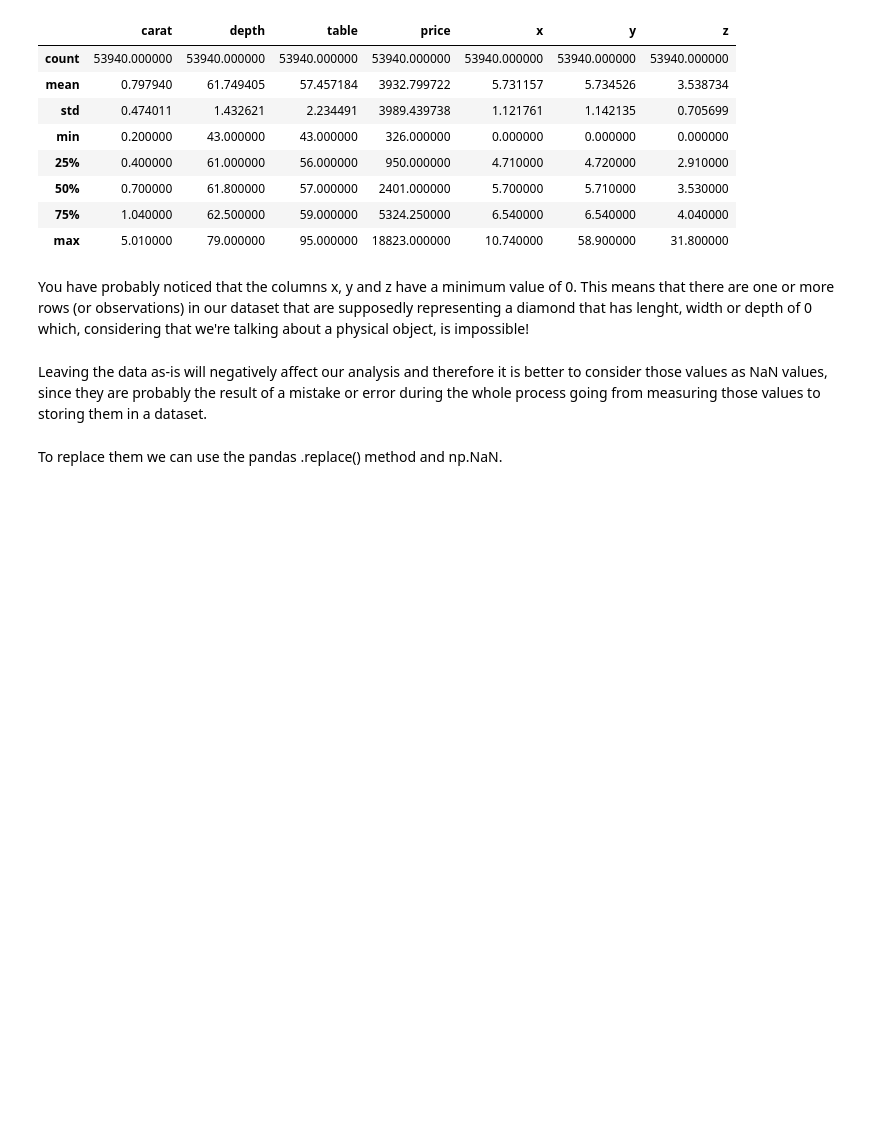
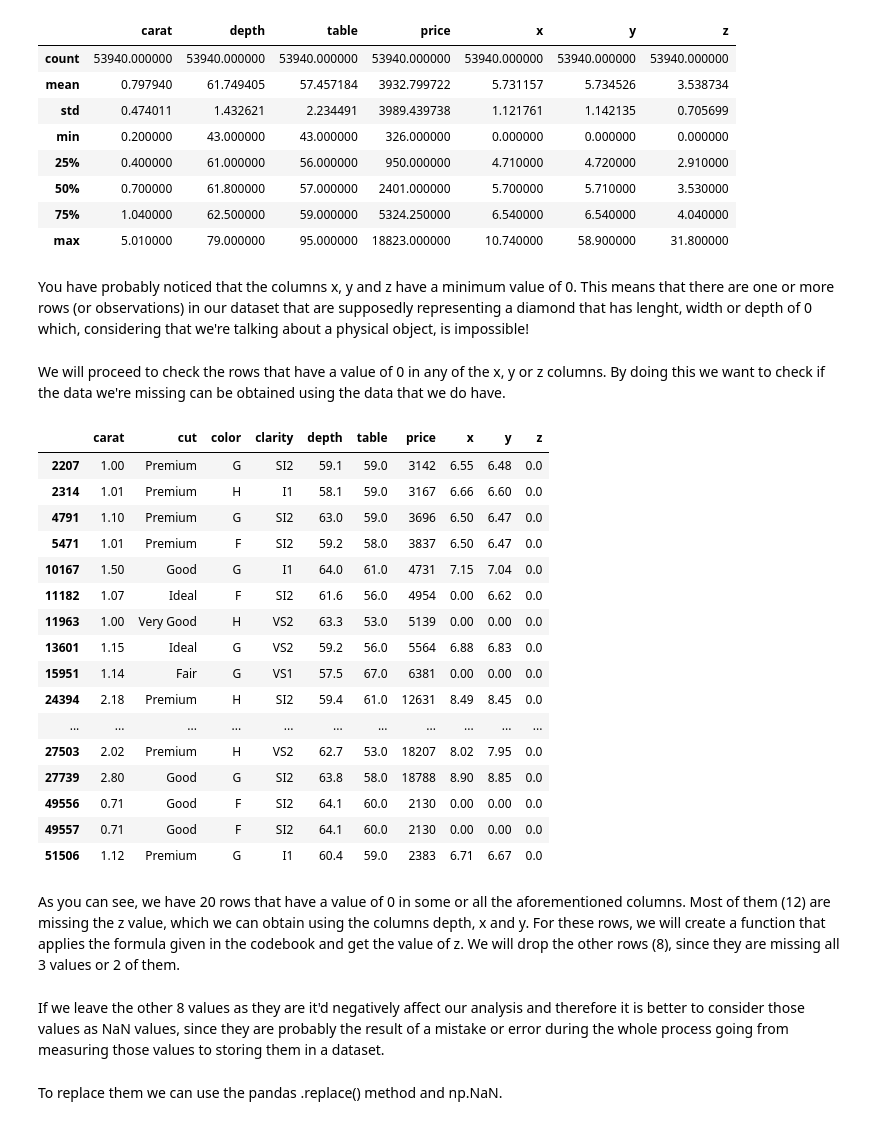
Before and after one commit to ta-data-bcn/Review-W4-Data-Cleaning-And-Descriptive-Statistics, a Jupyter notebook: main.ipynb, the cells around one changed output. Saved outputs shown, nothing was run; the diff lists cells and outputs as text; code cells hidden in the pictures; blank space fills up the shorter version.

```diff
--- a/main.ipynb
+++ b/main.ipynb
@@ -75,3 +97,28 @@ diamonds.describe()
 | max | 5.010000 | 79.000000 | 95.000000 | 18823.000000 | 10.740000 | 58.900000 | 31.800000 |
 # %% [markdown]
 You have probably noticed that the columns x, y and z have a minimum value of 0. This means that there are one or more rows (or observations) in our dataset that are supposedly representing a diamond that has lenght, width or depth of 0 which, considering that we're talking about a physical object, is impossible!
+# %% [markdown]
+We will proceed to check the rows that have a value of 0 in any of the x, y or z columns. By doing this we want to check if the data we're missing can be obtained using the data that we do have.
+# %%
+diamonds.query('x== 0 or z == 0 or y == 0')
+# %% [output]
+|  | carat | cut | color | clarity | depth | table | price | x | y | z |
+| 2207 | 1.00 | Premium | G | SI2 | 59.1 | 59.0 | 3142 | 6.55 | 6.48 | 0.0 |
+| 2314 | 1.01 | Premium | H | I1 | 58.1 | 59.0 | 3167 | 6.66 | 6.60 | 0.0 |
+| 4791 | 1.10 | Premium | G | SI2 | 63.0 | 59.0 | 3696 | 6.50 | 6.47 | 0.0 |
+| 5471 | 1.01 | Premium | F | SI2 | 59.2 | 58.0 | 3837 | 6.50 | 6.47 | 0.0 |
+| 10167 | 1.50 | Good | G | I1 | 64.0 | 61.0 | 4731 | 7.15 | 7.04 | 0.0 |
+| 11182 | 1.07 | Ideal | F | SI2 | 61.6 | 56.0 | 4954 | 0.00 | 6.62 | 0.0 |
+| 11963 | 1.00 | Very Good | H | VS2 | 63.3 | 53.0 | 5139 | 0.00 | 0.00 | 0.0 |
+| 13601 | 1.15 | Ideal | G | VS2 | 59.2 | 56.0 | 5564 | 6.88 | 6.83 | 0.0 |
+| 15951 | 1.14 | Fair | G | VS1 | 57.5 | 67.0 | 6381 | 0.00 | 0.00 | 0.0 |
+| 24394 | 2.18 | Premium | H | SI2 | 59.4 | 61.0 | 12631 | 8.49 | 8.45 | 0.0 |
+| ... | ... | ... | ... | ... | ... | ... | ... | ... | ... | ... |
+| 27503 | 2.02 | Premium | H | VS2 | 62.7 | 53.0 | 18207 | 8.02 | 7.95 | 0.0 |
+| 27739 | 2.80 | Good | G | SI2 | 63.8 | 58.0 | 18788 | 8.90 | 8.85 | 0.0 |
+| 49556 | 0.71 | Good | F | SI2 | 64.1 | 60.0 | 2130 | 0.00 | 0.00 | 0.0 |
+| 49557 | 0.71 | Good | F | SI2 | 64.1 | 60.0 | 2130 | 0.00 | 0.00 | 0.0 |
+| 51506 | 1.12 | Premium | G | I1 | 60.4 | 59.0 | 2383 | 6.71 | 6.67 | 0.0 |
+# %% [markdown]
+As you can see, we have 20 rows that have a value of 0 in some or all the aforementioned columns.
+Most of them (12) are missing the z value, which we can obtain using the columns depth, x and y. For these rows, we will create a function that applies the formula given in the codebook and get the value of z. We will drop the other rows (8), since they are missing all 3 values or 2 of them.
@@ -78,5 +140,5 @@ You have probably noticed that the columns x, y and z have a minimum value of 0.
 # %% [markdown]
-Leaving the data as-is will negatively affect our analysis and therefore it is better to consider those values as NaN values, since they are probably the result of a mistake or error during the whole process going from measuring those values to storing them in a dataset.
+If we leave the other 8 values as they are it'd negatively affect our analysis and therefore it is better to consider those values as NaN values, since they are probably the result of a mistake or error during the whole process going from measuring those values to storing them in a dataset.
 # %% [markdown]
 To replace them we can use the pandas .replace() method and np.NaN.
 # %%
```
Also changed, not shown: parts of 26 cells of this notebook.
